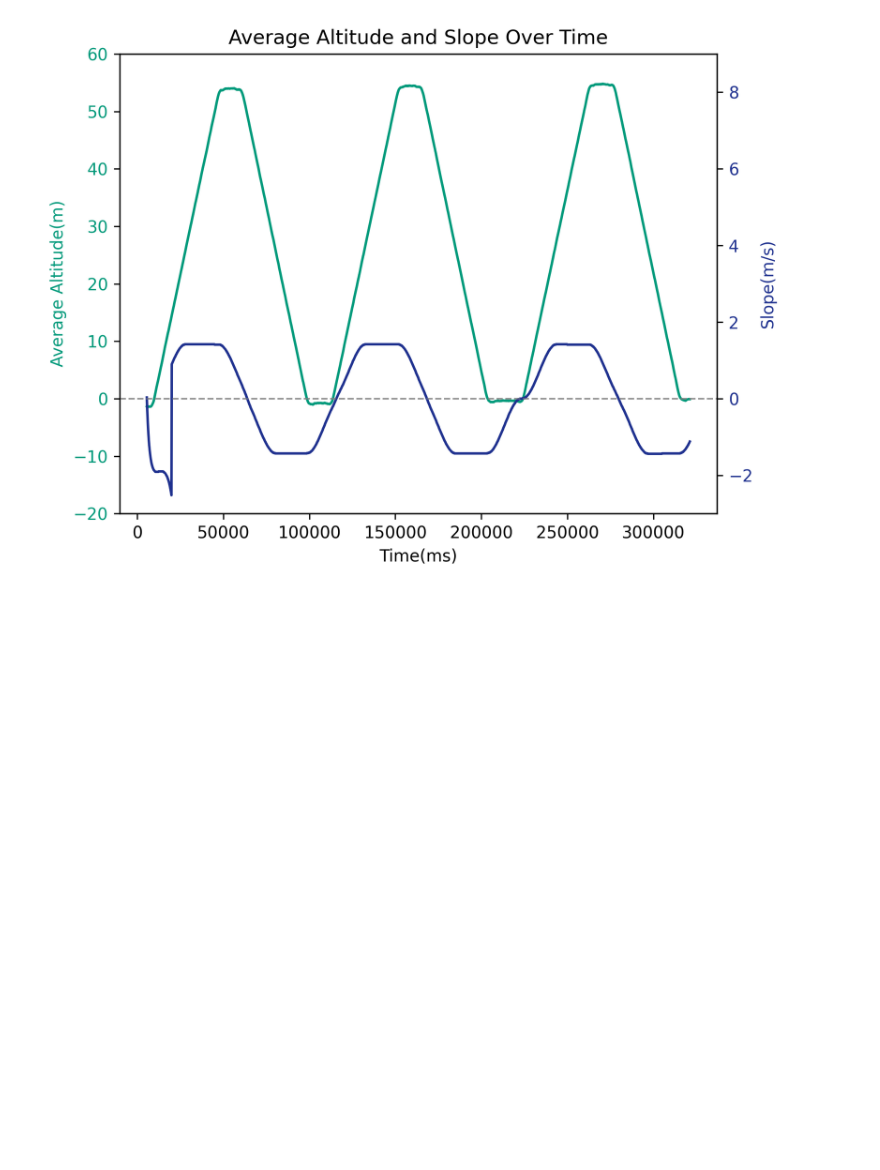
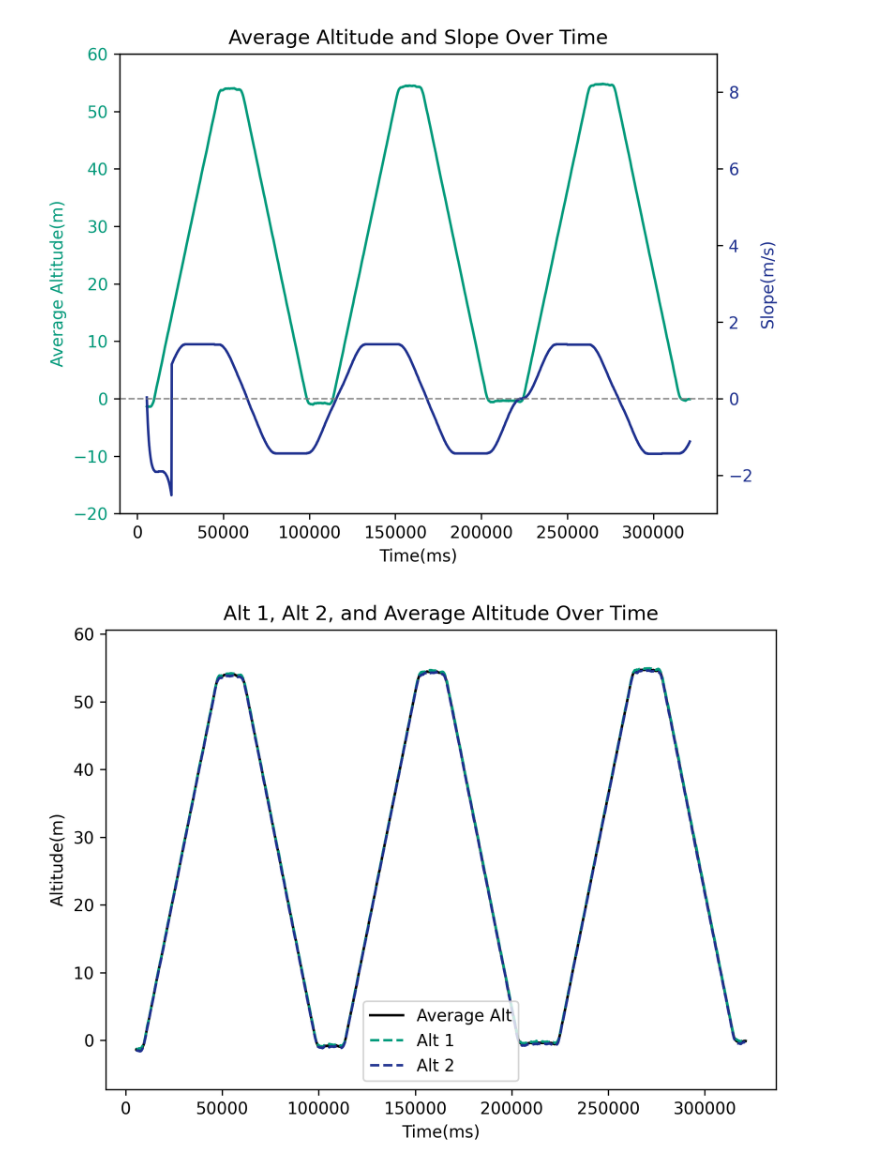
Before and after one commit to happpycorn/2025_Rocket, a Jupyter notebook: Program/Elevator_Test/Read_data.ipynb, the cells around one changed output. Drawn from its saved outputs; the diff is of its cells as text; code cells hidden in the pictures; blank space fills up the shorter version.

```diff
--- a/Program/Elevator_Test/Read_data.ipynb
+++ b/Program/Elevator_Test/Read_data.ipynb
@@ -55,3 +55,36 @@ fig.tight_layout()
 plt.show()
 # %% [output]
 [figure]
+# %%
+# 顏色設定
+color_alt1 = '#019a7b'
+color_alt2 = '#1f318f'
+color_avg = 'black'
+# %%
+# 畫圖
+fig, ax = plt.subplots(dpi=300)
+
+# 繪製 alt_1、alt_2、average_alt
+ax.plot(df["Time"], df["average_alt"], label="Average Alt", linestyle='-', color=color_avg)
+ax.plot(df["Time"], df["alt_1"], label="Alt 1", linestyle='--', color=color_alt1)
+ax.plot(df["Time"], df["alt_2"], label="Alt 2", linestyle='--', color=color_alt2)
+
+# 標題與標籤
+ax.set_xlabel("Time(ms)")
+ax.set_ylabel("Altitude(m)")
+ax.set_title("Alt 1, Alt 2, and Average Altitude Over Time")
+
+# 顯示圖例
+ax.legend()
+
+# 加上下邊界 padding
+alt_min = min(df["alt_1"].min(), df["alt_2"].min(), df["average_alt"].min())
+alt_max = max(df["alt_1"].max(), df["alt_2"].max(), df["average_alt"].max())
+padding = (alt_max - alt_min) * 0.1
+ax.set_ylim(alt_min - padding, alt_max + padding)
+
+# 顯示圖
+plt.tight_layout()
+plt.show()
+# %% [output]
+[figure, added]
```
Also changed, not shown: 6 other files.
